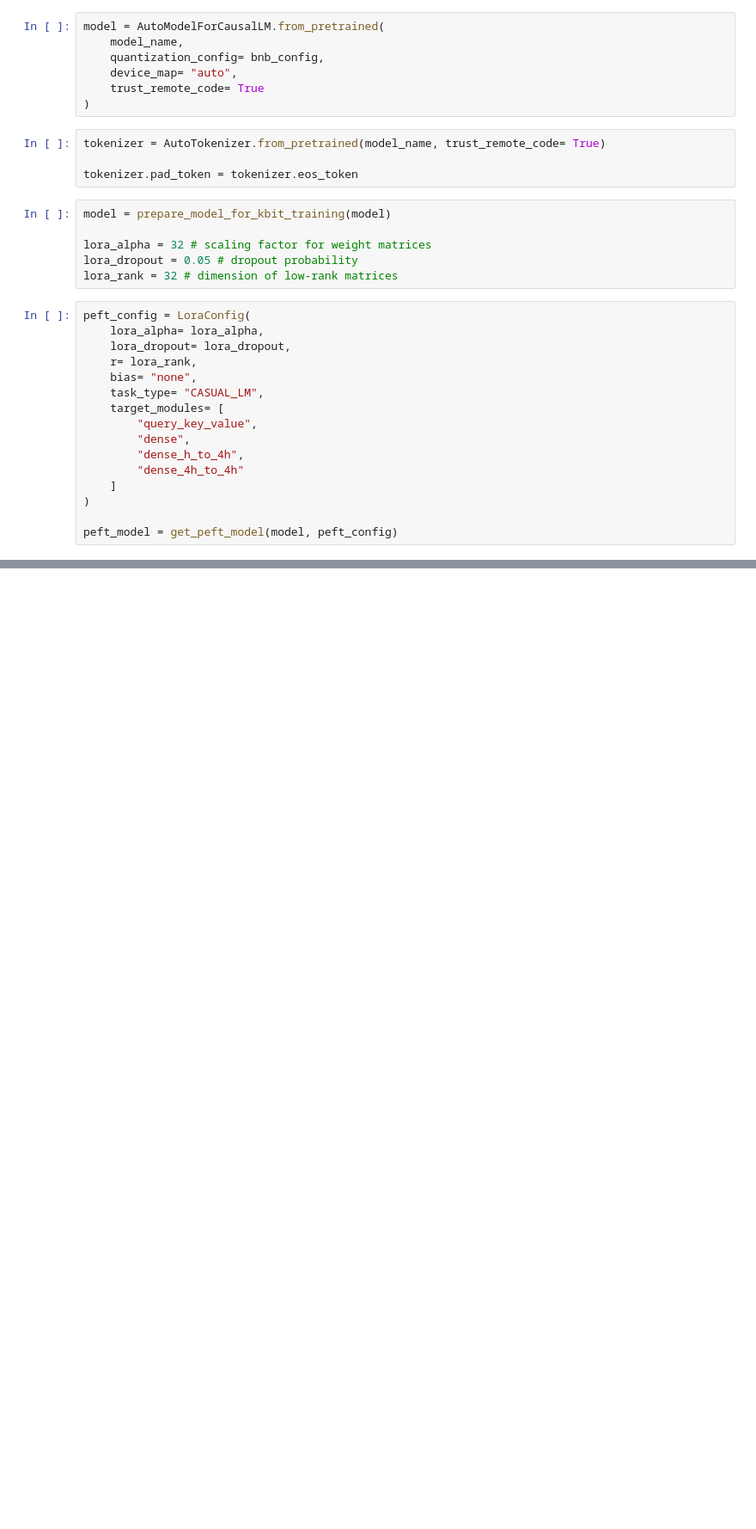
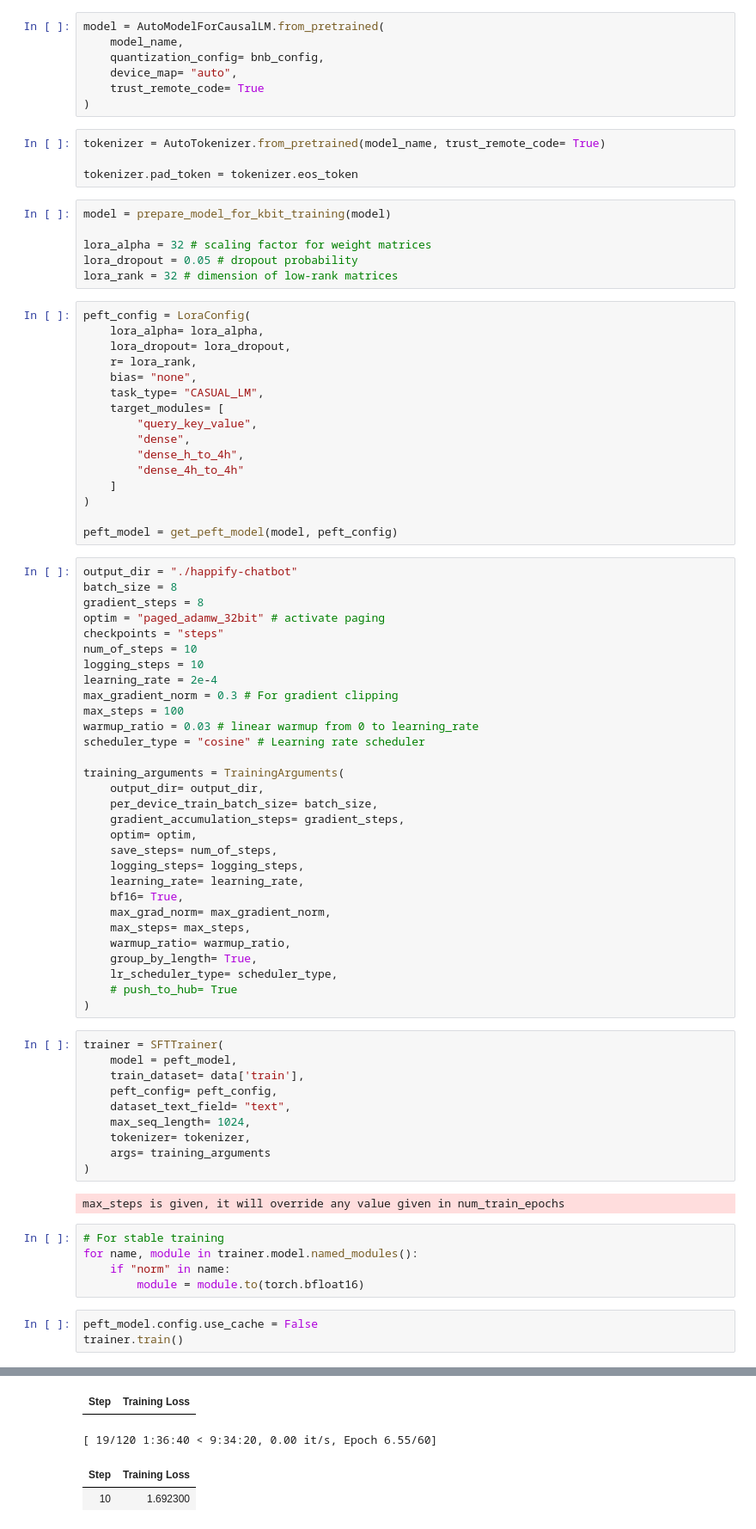
Before and after one commit to tanvigadgil/happify-chatbot, a Jupyter notebook: happify_chatbot.ipynb, the cells around one changed output, grey strips where cells are left out. Shown at 86% size. Drawn from its saved outputs; the diff is of its cells as text; blank space fills up the shorter version.

Commit message:
Train model

```diff
--- a/happify_chatbot.ipynb
+++ b/happify_chatbot.ipynb
@@ -128,3 +134,54 @@ peft_config = LoraConfig(
 )
 
 peft_model = get_peft_model(model, peft_config)
+# %%
+output_dir = "./happify-chatbot"
+batch_size = 8
+gradient_steps = 8
+optim = "paged_adamw_32bit" # activate paging
+checkpoints = "steps"
+num_of_steps = 10
+logging_steps = 10
+learning_rate = 2e-4
+max_gradient_norm = 0.3 # For gradient clipping
+max_steps = 100
+warmup_ratio = 0.03 # linear warmup from 0 to learning_rate
+scheduler_type = "cosine" # Learning rate scheduler
+
+training_arguments = TrainingArguments(
+    output_dir= output_dir,
+    per_device_train_batch_size= batch_size,
+    gradient_accumulation_steps= gradient_steps,
+    optim= optim,
+    save_steps= num_of_steps,
+    logging_steps= logging_steps,
+    learning_rate= learning_rate,
+    bf16= True,
+    max_grad_norm= max_gradient_norm,
+    max_steps= max_steps,
+    warmup_ratio= warmup_ratio,
+    group_by_length= True,
+    lr_scheduler_type= scheduler_type,
+    # push_to_hub= True
+)
+# %%
+trainer = SFTTrainer(
+    model = peft_model,
+    train_dataset= data['train'],
+    peft_config= peft_config,
+    dataset_text_field= "text",
+    max_seq_length= 1024,
+    tokenizer= tokenizer,
+    args= training_arguments
+)
+# %% [output]
+max_steps is given, it will override any value given in num_train_epochs
+# %%
+# For stable training
+for name, module in trainer.model.named_modules():
+    if "norm" in name:
+        module = module.to(torch.bfloat16)
+# %%
+peft_model.config.use_cache = False
+trainer.train()
+# %% [output]
@@ -130,0 +189,4 @@ peft_model = get_peft_model(model, peft_config)
+| Step | Training Loss |
+[ 19/120 1:36:40 < 9:34:20, 0.00 it/s, Epoch 6.55/60]
+| Step | Training Loss |
+| 10 | 1.692300 |
```
Also changed, not shown: parts of 8 cells of this notebook.
